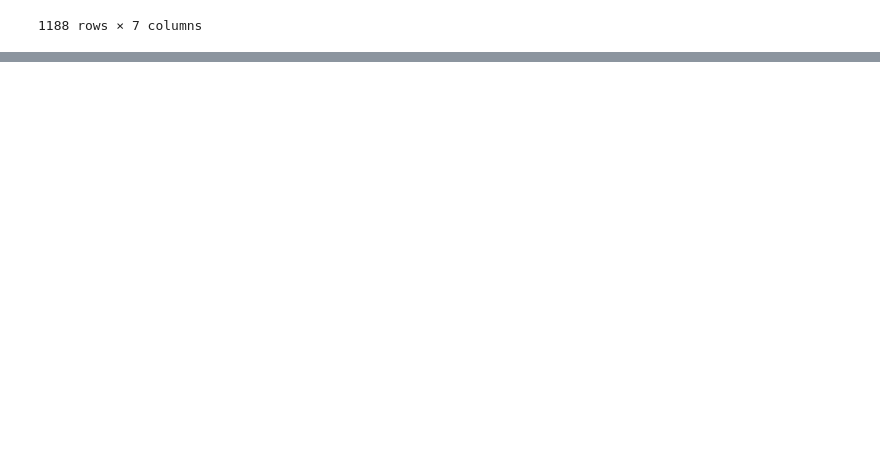
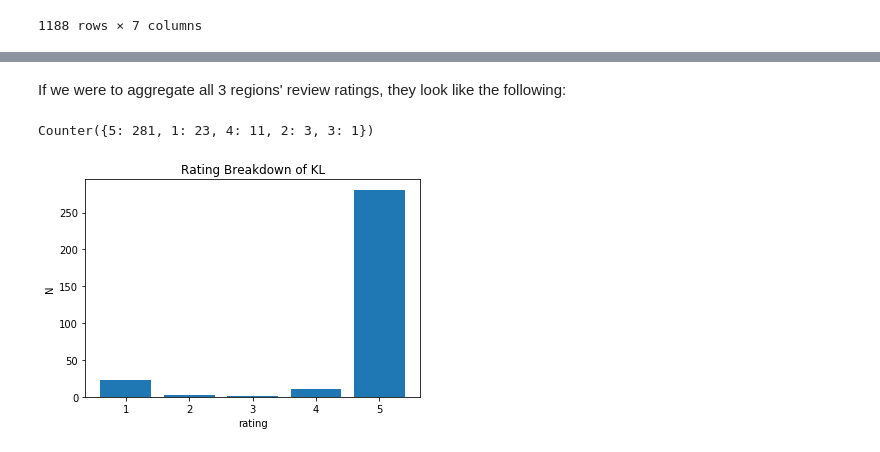
Before and after one commit to calvinyusno2359/WebScraping, a Jupyter notebook: report.ipynb, the cells around one changed output, grey strips where cells are left out. Drawn from its saved outputs; the diff is of its cells as text; code cells hidden in the pictures; blank space fills up the shorter version.

```diff
--- a/report.ipynb
+++ b/report.ipynb
@@ -153,0 +241,10 @@ all_data
+# %% [markdown]
+If we were to aggregate all 3 regions' review ratings, they look like the following:
+# %%
+kl_ratings = Counter(list(kl_data['starRatings']))
+print(kl_ratings)
+
+plot_rating_breakdown(kl_ratings, 'Rating Breakdown of KL')
+# %% [output]
+Counter({5: 281, 1: 23, 4: 11, 2: 3, 3: 1})
+[figure, added]
```
Also changed, not shown: parts of 20 cells of this notebook.
